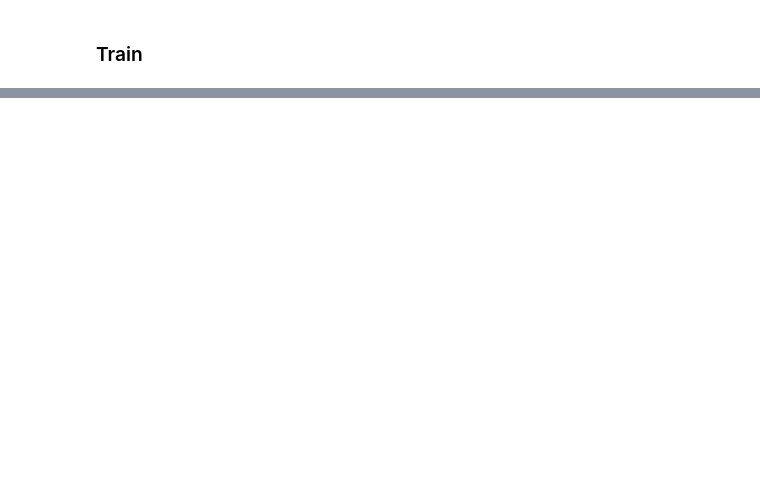
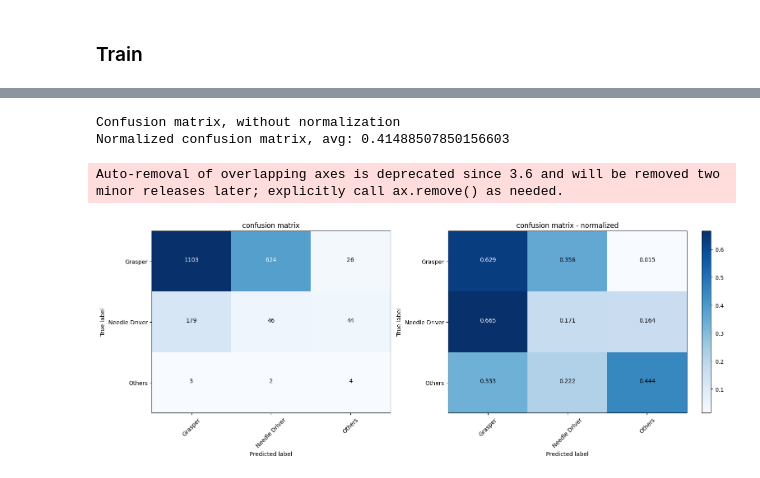
Before and after one commit to lucieDLE/hysterectomy-coach, a Jupyter notebook: src/py/notebooks/mask2former.ipynb, the cells around one changed output, grey strips where cells are left out. Cells and saved outputs as stored; diff of their text form; code cells hidden in the pictures; blank space fills up the shorter version.

Commit message:
wip: mask2former

```diff
--- a/src/py/notebooks/mask2former.ipynb
+++ b/src/py/notebooks/mask2former.ipynb
@@ -100,5 +117,8 @@ KeyboardInterrupt:
 # %%
 # Create model
-model = Mask2FormerModel(num_classes=out_features, lr=1e-5, batch_size=16)
+ckpt = '/CMF/data/lumargot/hysterectomy/out/mask2former/epoch=17-val_loss=40.57.ckpt'
+model = Mask2Former.load_from_checkpoint(ckpt)
+model.cuda()
+model.eval()
 # %% [output]
 Some weights of Mask2FormerForUniversalSegmentation were not initialized from the model checkpoint at facebook/mask2former-swin-base-coco-instance and are newly initialized because the shapes did not  ...
@@ -109,10 +145,0 @@ You should probably TRAIN this model on a down-stream task to be able to use it
-# %%
-checkpoint_callback = ModelCheckpoint(dirpath='./', filename='{epoch}-{val_loss:.2f}', save_top_k=2,
-                                      monitor='val_loss', save_last=True,)
-early_stop_callback = EarlyStopping(monitor="val_loss", min_delta=0.00, patience=30, verbose=True, mode="min")
-
-trainer = Trainer( max_epochs=100, callbacks=[ checkpoint_callback ], devices=torch.cuda.device_count(),
-                   accelerator="gpu",  log_every_n_steps=5, val_check_interval=0.3,
-)
-
-trainer.fit(model, datamodule=ttdata)
@@ -345,0 +223,5 @@ def inference_with_merging(model, image, processor, device="cuda", iou_threshold
+# %%
+class_names = df_test['simplified_label'].unique()
+class_names = list(class_mapping.keys())
+y_true = torch.concat(y_true)
+y_pred = torch.concat(y_pred)
@@ -345,0 +276,2 @@ def inference_with_merging(model, image, processor, device="cuda", iou_threshold
+# %%
+data_dir = os.path.splitext(ckpt)[0]
@@ -345,0 +312,19 @@ def inference_with_merging(model, image, processor, device="cuda", iou_threshold
+# %%
+cnf_matrix = confusion_matrix(y_true, y_pred)
+np.set_printoptions(precision=3)
+
+# Plot non-normalized confusion matrix
+fig = plt.figure(figsize=(16,6))
+
+plt.subplot(121)
+plot_confusion_matrix(cnf_matrix, classes=class_names, title='confusion matrix')
+
+plt.subplot(122)
+plot_confusion_matrix(cnf_matrix, classes=class_names, normalize=True, title='confusion matrix - normalized')
+
+plt.savefig(os.path.join(data_dir, 'confusion_matrix.png'))
+# %% [output]
+Confusion matrix, without normalization
+Normalized confusion matrix, avg: 0.41488507850156603
+Auto-removal of overlapping axes is deprecated since 3.6 and will be removed two minor releases later; explicitly call ax.remove() as needed.
+[figure, added]
```
Also changed, not shown: parts of 22 cells of this notebook, 4 other files.
